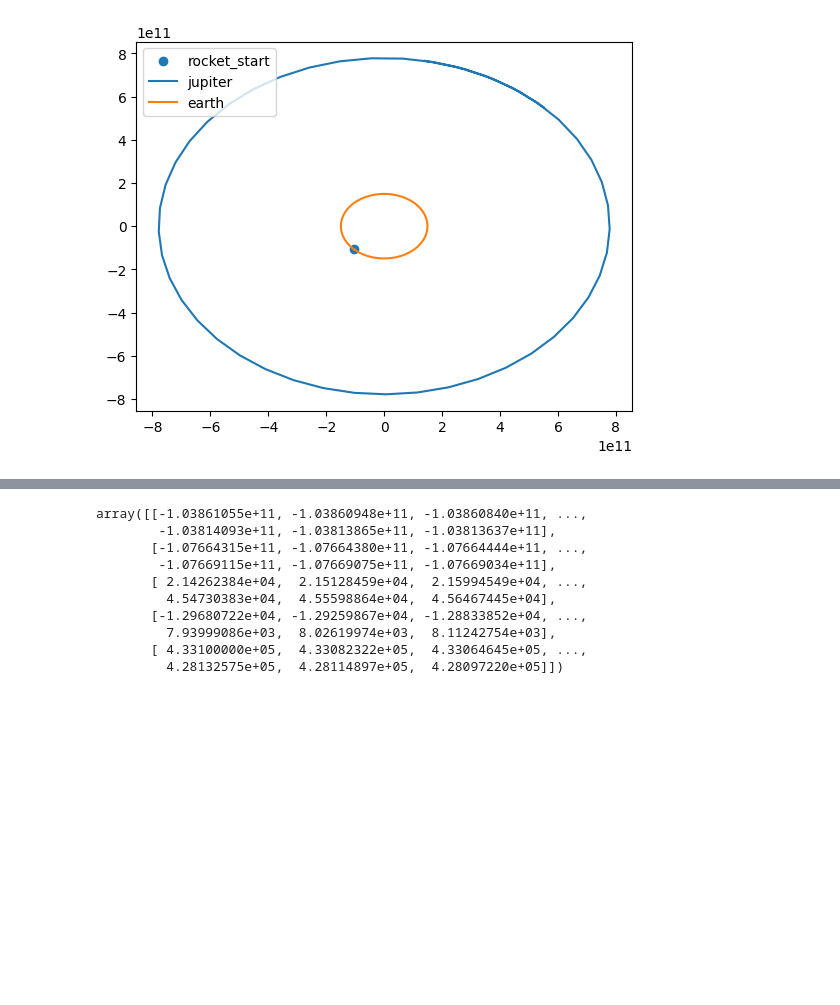
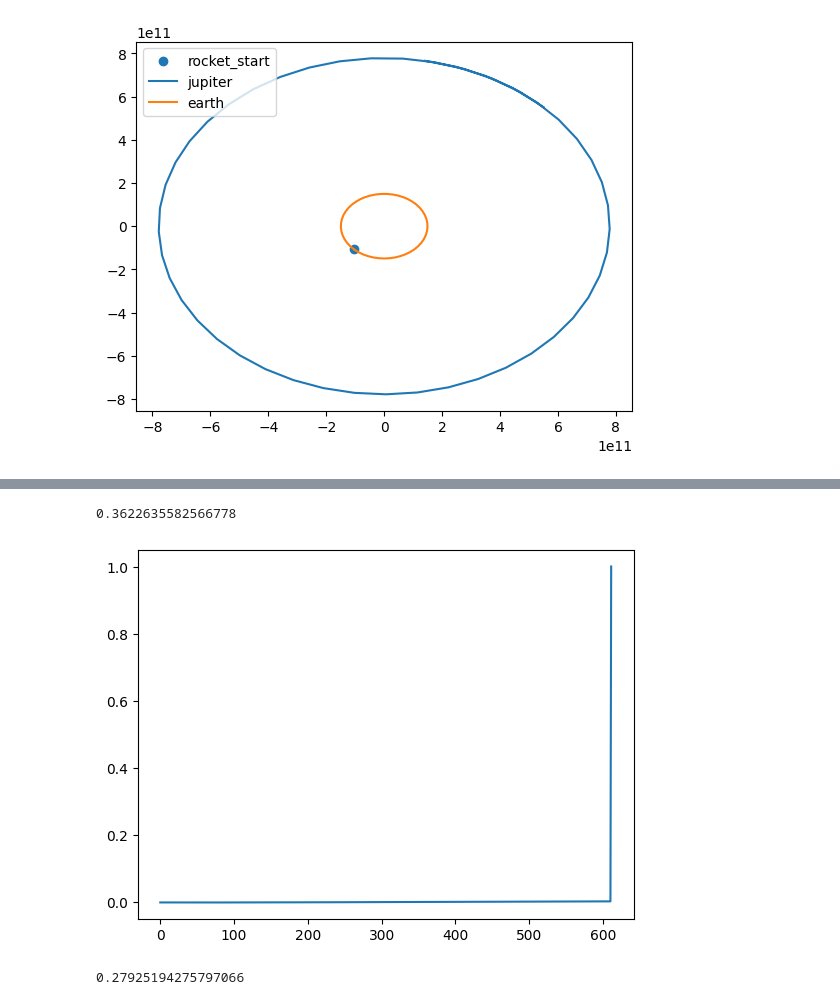
Before and after one commit to anirudhshankar99/ContinuousRL, a Jupyter notebook: Dynamics/demo_rocket.ipynb, the cells around one changed output, grey strips where cells are left out. Drawn from its saved outputs; the diff is of its cells as text; code cells hidden in the pictures; blank space fills up the shorter version.

```diff
--- a/Dynamics/demo_rocket.ipynb
+++ b/Dynamics/demo_rocket.ipynb
@@ -230,13 +280,10 @@ axes.legend()
 # %%
-orbit
+plt.plot(rewards)
+print(np.sum(rewards))
 # %% [output]
-array([[-1.03861055e+11, -1.03860948e+11, -1.03860840e+11, ...,
-        -1.03814093e+11, -1.03813865e+11, -1.03813637e+11],
-       [-1.07664315e+11, -1.07664380e+11, -1.07664444e+11, ...,
-        -1.07669115e+11, -1.07669075e+11, -1.07669034e+11],
-       [ 2.14262384e+04,  2.15128459e+04,  2.15994549e+04, ...,
-         4.54730383e+04,  4.55598864e+04,  4.56467445e+04],
-       [-1.29680722e+04, -1.29259867e+04, -1.28833852e+04, ...,
-         7.93999086e+03,  8.02619974e+03,  8.11242754e+03],
-       [ 4.33100000e+05,  4.33082322e+05,  4.33064645e+05, ...,
-         4.28132575e+05,  4.28114897e+05,  4.28097220e+05]])
+0.3622635582566778
+[figure, added]
+# %%
+print(0.27925194275797066)
+# %% [output]
+0.27925194275797066
```
Also changed, not shown: parts of 5 cells of this notebook, 1 other file.
